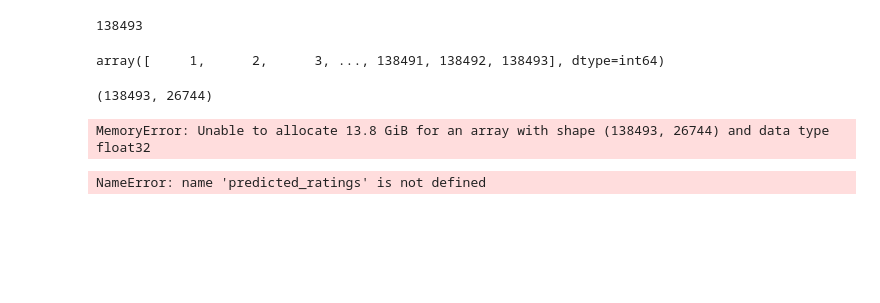
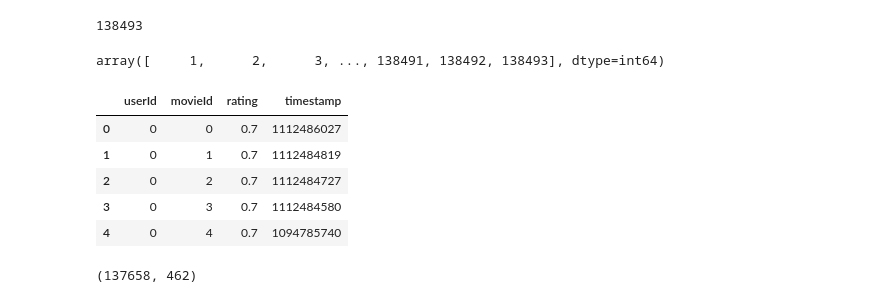
Before and after one commit to aurogail/Movie_Reco, a Jupyter notebook: notebooks/collab_filtering.ipynb, the cells around one changed output. Saved outputs shown, nothing was run; the diff lists cells and outputs as text; code cells hidden in the pictures; blank space fills up the shorter version.

```diff
--- a/notebooks/collab_filtering.ipynb
+++ b/notebooks/collab_filtering.ipynb
@@ -412,12 +444,12 @@ def reduce_user_item_matrix(ratings, min_ratings_movie, min_ratings_user):
 
     # Count nb_ratings per movie and keep only movies with nb_ratings > min_ratings_movie
     nb_ratings_per_movie = ratings.groupby('movieId')['rating'].count().reset_index().sort_values(by = 'rating', ascending = False)
-    movies_filtered = nb_ratings_per_movie[nb_ratings_per_movie['rating'] > min_ratings_movie]['movieId'].to_list()
+    movies_filtered = nb_ratings_per_movie[nb_ratings_per_movie['rating'] >= min_ratings_movie]['movieId'].to_list()
     ratings_movies_filtered = ratings[ratings['movieId'].isin(movies_filtered)].reset_index().drop(columns = 'index')
 
     # Count nb_ratings per movie and keep only movies with nb_ratings > min_ratings_movie
     nb_ratings_per_user = ratings.groupby('userId')['rating'].count().reset_index()
-    users_filtered = nb_ratings_per_user[nb_ratings_per_user['rating'] > min_ratings_user]['userId'].to_list()
+    users_filtered = nb_ratings_per_user[nb_ratings_per_user['rating'] >= min_ratings_user]['userId'].to_list()
     ratings_users_filtered = ratings_movies_filtered[ratings_movies_filtered['userId'].isin(users_filtered)].reset_index().drop(columns = 'index')
 
     return ratings_users_filtered
@@ -445,23 +478,27 @@ movie_id_mapping = {id: i for i, id in enumerate(ratings_filtered['movieId'].uni
 # Use the mapping to translate the original ids to the new form
 ratings_filtered['userId'] = ratings_filtered['userId'].map(user_id_mapping)
 ratings_filtered['movieId'] = ratings_filtered['movieId'].map(movie_id_mapping)
+# %%
+ratings_filtered['rating'] = ratings_filtered['rating'] / 5
+ratings_filtered.head()
+# %% [output]
+|  | userId | movieId | rating | timestamp |
+| 0 | 0 | 0 | 0.7 | 1112486027 |
+| 1 | 0 | 1 | 0.7 | 1112484819 |
+| 2 | 0 | 2 | 0.7 | 1112484727 |
+| 3 | 0 | 3 | 0.7 | 1112484580 |
+| 4 | 0 | 4 | 0.7 | 1094785740 |
 # %%
 ratings_matrix = csr_matrix((ratings_filtered.rating, (ratings_filtered.userId, ratings_filtered.movieId)), dtype=np.float32)
 dense_ratings = ratings_matrix.toarray()
 # %%
 ratings_matrix.shape
 # %% [output]
-(138493, 26744)
+(137658, 462)
 # %%
 # SVD model
 svd = TruncatedSVD(n_components=50)
 user_factors = svd.fit_transform(ratings_matrix)
 # %%
 # Making predictions
-predicted_ratings = svd.inverse_transform(user_factors)
+predicted_ratings_matrix = svd.inverse_transform(user_factors)
-# %% [output]
-MemoryError: Unable to allocate 13.8 GiB for an array with shape (138493, 26744) and data type float32
-# %%
-predicted_ratings[0, :]
-# %% [output]
-NameError: name 'predicted_ratings' is not defined
```
Also changed, not shown: parts of 21 cells of this notebook.
